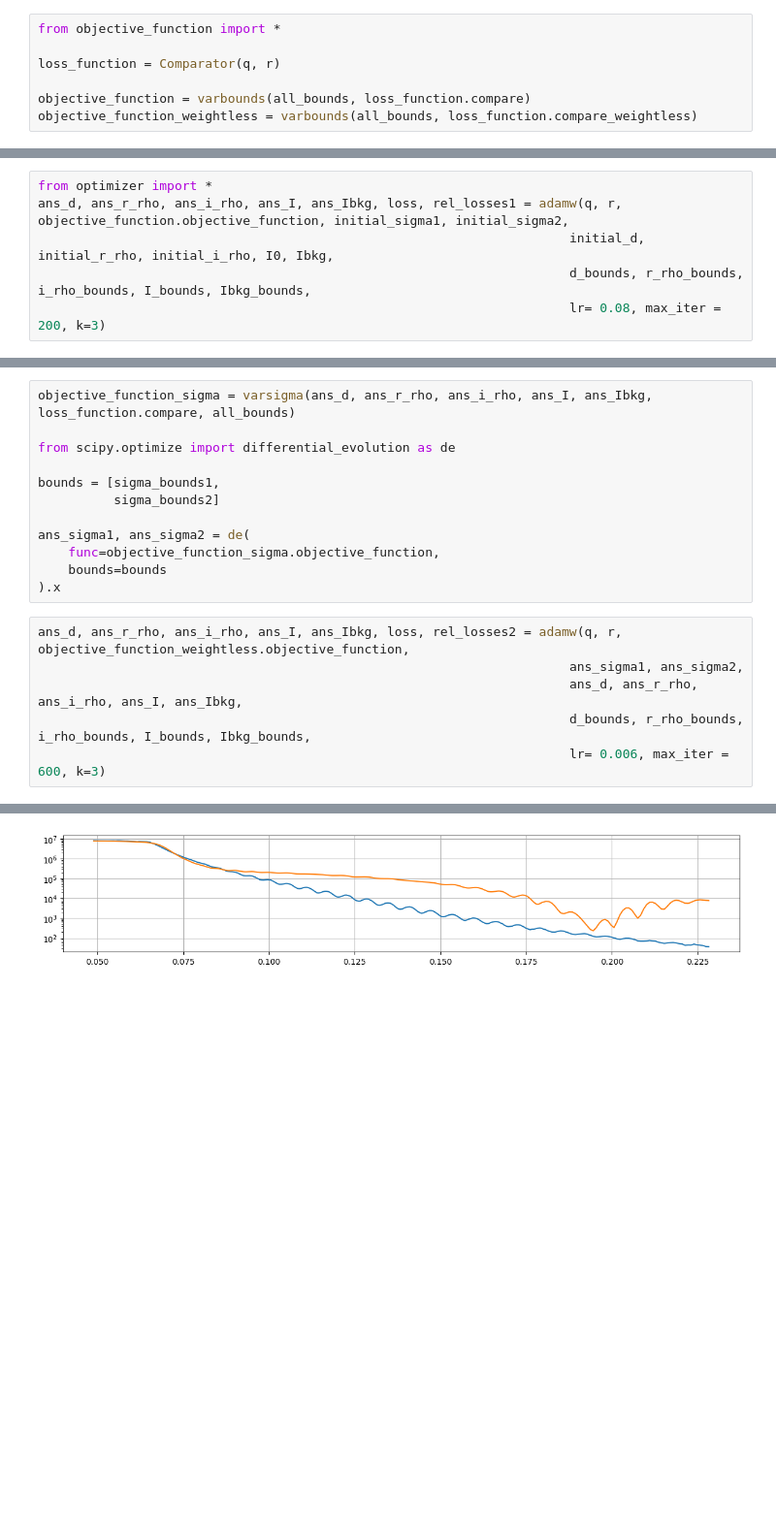
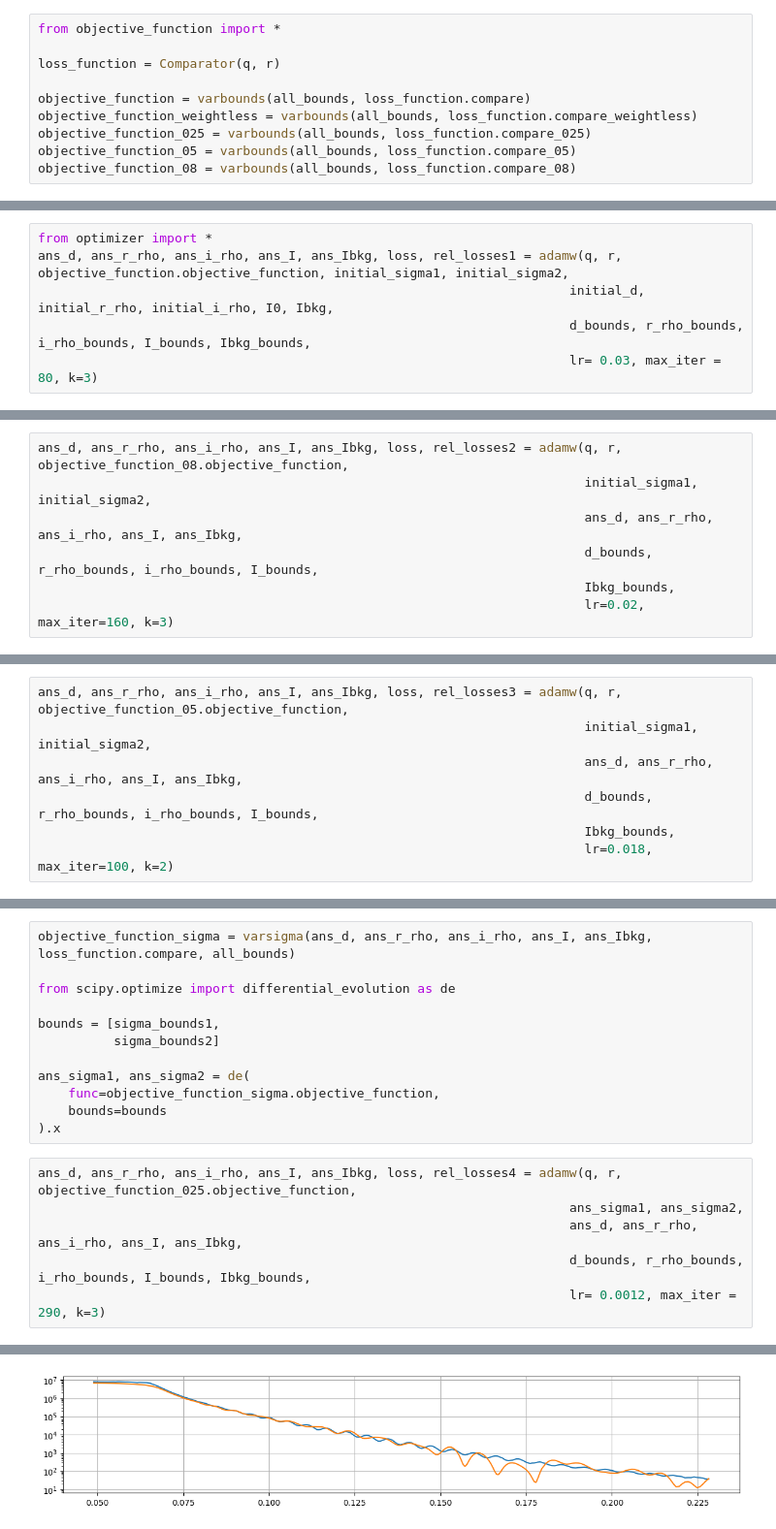
Before and after one commit to bool8192/Reflectometry, a Jupyter notebook: Documents/REF/fitting_experiment_pie/fitting.ipynb, the cells around one changed output, grey strips where cells are left out. Shown: that part at 97% size. Saved outputs shown, nothing was run; the diff lists cells and outputs as text; blank space fills up the shorter version.

```diff
--- a/Documents/REF/fitting_experiment_pie/fitting.ipynb
+++ b/Documents/REF/fitting_experiment_pie/fitting.ipynb
@@ -41,6 +44,9 @@ loss_function = Comparator(q, r)
 
 objective_function = varbounds(all_bounds, loss_function.compare)
 objective_function_weightless = varbounds(all_bounds, loss_function.compare_weightless)
+objective_function_025 = varbounds(all_bounds, loss_function.compare_025)
+objective_function_05 = varbounds(all_bounds, loss_function.compare_05)
+objective_function_08 = varbounds(all_bounds, loss_function.compare_08)
 # %%
 objective_function_weightless.objective_function(initial_d, torch.complex(initial_r_rho, initial_i_rho), sigma1, sigma2, I0, Ibkg)
 # %% [output]
@@ -54,6 +60,6 @@ from optimizer import *
 ans_d, ans_r_rho, ans_i_rho, ans_I, ans_Ibkg, loss, rel_losses1 = adamw(q, r, objective_function.objective_function, initial_sigma1, initial_sigma2,
                                                                       initial_d, initial_r_rho, initial_i_rho, I0, Ibkg,
                                                                       d_bounds, r_rho_bounds, i_rho_bounds, I_bounds, Ibkg_bounds,
-                                                                      lr= 0.08, max_iter = 200, k=3)
+                                                                      lr= 0.03, max_iter = 80, k=3)
 # %% [output]
 relative_loss:   1.0
@@ -71,0 +71,7 @@ relative_loss:   0.04278973697345863
+# %%
+ans_d, ans_r_rho, ans_i_rho, ans_I, ans_Ibkg, loss, rel_losses2 = adamw(q, r, objective_function_08.objective_function,
+                                                                        initial_sigma1, initial_sigma2,
+                                                                        ans_d, ans_r_rho, ans_i_rho, ans_I, ans_Ibkg,
+                                                                        d_bounds, r_rho_bounds, i_rho_bounds, I_bounds,
+                                                                        Ibkg_bounds,
+                                                                        lr=0.02, max_iter=160, k=3)
@@ -71,0 +85,7 @@ relative_loss:   0.04278973697345863
+# %%
+ans_d, ans_r_rho, ans_i_rho, ans_I, ans_Ibkg, loss, rel_losses3 = adamw(q, r, objective_function_05.objective_function,
+                                                                        initial_sigma1, initial_sigma2,
+                                                                        ans_d, ans_r_rho, ans_i_rho, ans_I, ans_Ibkg,
+                                                                        d_bounds, r_rho_bounds, i_rho_bounds, I_bounds,
+                                                                        Ibkg_bounds,
+                                                                        lr=0.018, max_iter=100, k=2)
@@ -82,11 +105,11 @@ ans_sigma1, ans_sigma2 = de(
     bounds=bounds
 ).x
 # %%
-ans_d, ans_r_rho, ans_i_rho, ans_I, ans_Ibkg, loss, rel_losses2 = adamw(q, r, objective_function_weightless.objective_function,
+ans_d, ans_r_rho, ans_i_rho, ans_I, ans_Ibkg, loss, rel_losses4 = adamw(q, r, objective_function_025.objective_function,
                                                                       ans_sigma1, ans_sigma2,
                                                                       ans_d, ans_r_rho, ans_i_rho, ans_I, ans_Ibkg,
                                                                       d_bounds, r_rho_bounds, i_rho_bounds, I_bounds, Ibkg_bounds,
-                                                                      lr= 0.006, max_iter = 600, k=3)
+                                                                      lr= 0.0012, max_iter = 290, k=3)
 # %% [output]
 relative_loss:   1.0
-[figure, old version]
+[figure, new version]
```
Also changed, not shown: parts of 15 cells of this notebook, 8 other files.
